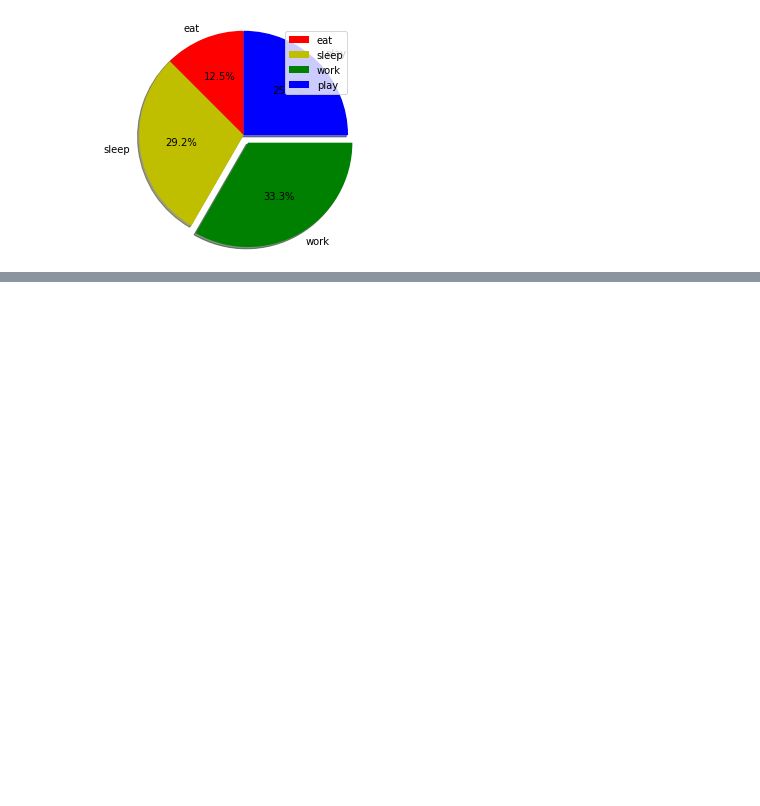
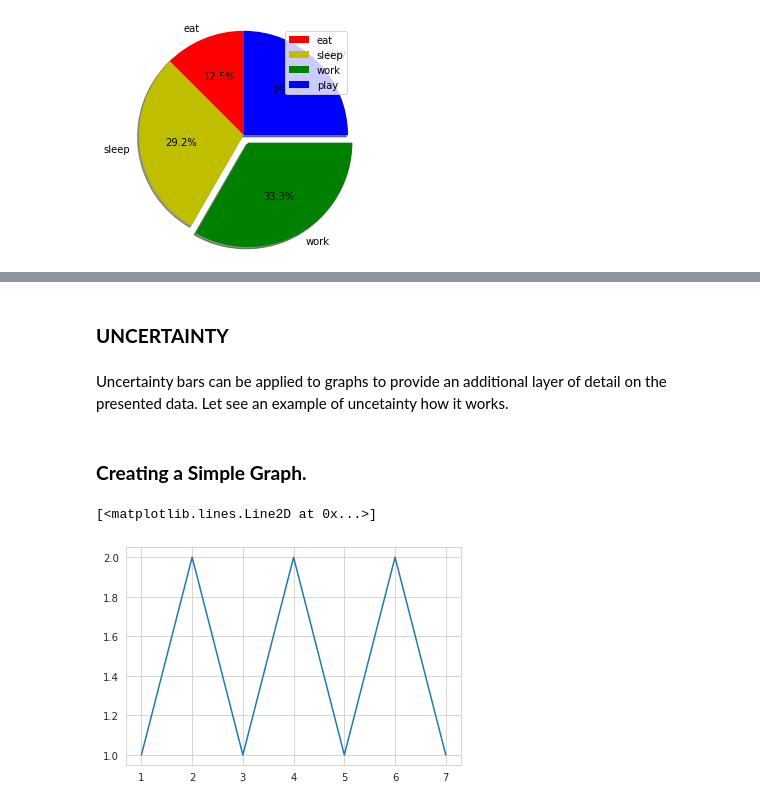
Before and after one commit to mgchandan0510/college, a Jupyter notebook: DataVisulization.ipynb, the cells around one changed output, grey strips where cells are left out. Drawn from its saved outputs; the diff is of its cells as text; code cells hidden in the pictures; blank space fills up the shorter version.

```diff
--- a/DataVisulization.ipynb
+++ b/DataVisulization.ipynb
@@ -128,0 +215,19 @@ plt.show()
+# %% [markdown]
+### **UNCERTAINTY**
+# %% [markdown]
+Uncertainty bars can be applied to graphs to provide an additional layer of detail on the presented data. Let see an example of uncetainty how it works.
+# %% [markdown]
+### **Creating a Simple Graph.**
+# %%
+# importing matplotlib
+import matplotlib.pyplot as plt
+
+# making a simple plot
+x =[1, 2, 3, 4, 5, 6, 7]
+y =[1, 2, 1, 2, 1, 2, 1]
+
+# plotting graph
+plt.plot(x, y)
+# %% [output]
+[<matplotlib.lines.Line2D at 0x...>]
+[figure, added]
```
Also changed, not shown: parts of 18 cells of this notebook.
